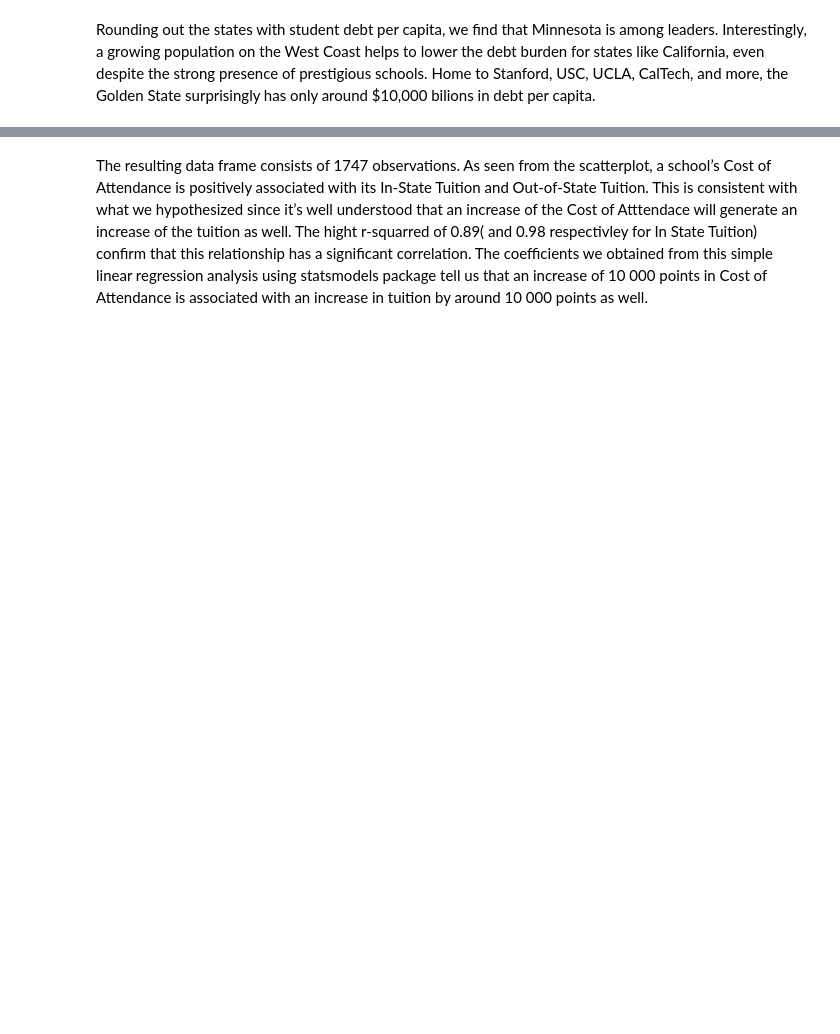
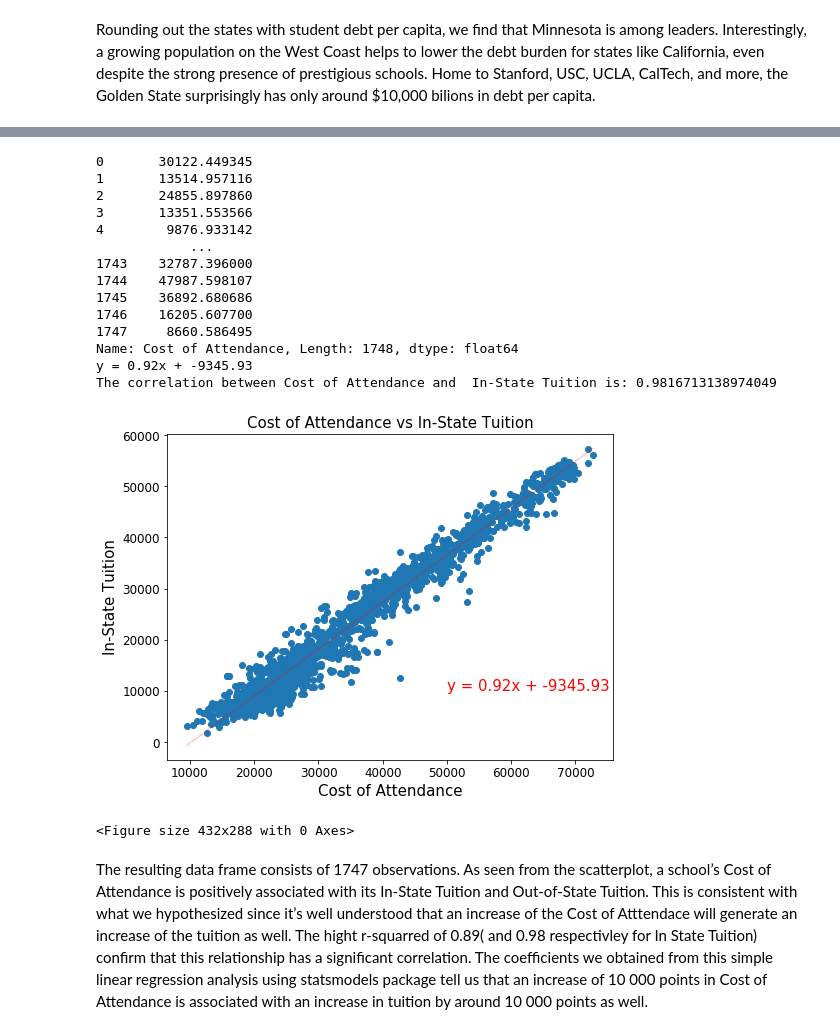
Before and after one commit to hyacob-89/project_one, a Jupyter notebook: project_one_nb.ipynb, the cells around one changed output, grey strips where cells are left out. Drawn from its saved outputs; the diff is of its cells as text; code cells hidden in the pictures; blank space fills up the shorter version.

```diff
--- a/project_one_nb.ipynb
+++ b/project_one_nb.ipynb
@@ -266,32 +314,49 @@ plt.savefig('outputs/CostOfAttendanceVSInStateTuition.png')
 # %%
 # Calculate the correlation coefficient and linear regression model for Cost of Attendance and In-State Tuition
 one1_df = csc_data_final['Cost of Attendance']
 two1_df = csc_data_final['In-State Tuition']
 
 (slope, intercept, rvalue, pvalue, stderr) = stats.linregress(one1_df,two1_df)
-regress_values = one1_df * slope + intercept
+y1 = regress_values = one1_df * slope + intercept
 print(regress_values)
 
 # Create line equation
 line_eq = "y = " + str(round(slope,2)) + "x + " + str(round(intercept,2))
 print(line_eq)
 
 # Plot the linear model with scatter plot
 plt.figure(figsize=(8,6))
-plt.scatter(one1_df, two1_df)
-f2 = plt.plot(one1_df, regress_values, 'r--', alpha=0.2)
+f2 = plt.scatter(one1_df, two1_df)
+plt.plot(one1_df, regress_values, 'r--', alpha=0.2)
 
 # Label plot and annotate the line equation
 plt.annotate(line_eq,(50000,10000),fontsize=15,color="red")
 plt.xlabel('Cost of Attendance', size=15)
 plt.ylabel('In-State Tuition', size=15)
 plt.title('Cost of Attendance vs In-State Tuition', size=15)
 plt.xticks(size=12)
 plt.yticks(size=12)
 print(f"The correlation between Cost of Attendance and  In-State Tuition is: {rvalue}")
 
 plt.show()
 plt.savefig('outputs/CostOfAttendanceVSOutofStateTuition.png')
+# %% [output]
+0       30122.449345
+1       13514.957116
+2       24855.897860
+3       13351.553566
+4        9876.933142
+            ...
+1743    32787.396000
+1744    47987.598107
+1745    36892.680686
+1746    16205.607700
+1747     8660.586495
+Name: Cost of Attendance, Length: 1748, dtype: float64
+y = 0.92x + -9345.93
+The correlation between Cost of Attendance and  In-State Tuition is: 0.9816713138974049
+[figure, added]
+<Figure size 432x288 with 0 Axes>
 # %% [markdown]
  The resulting data frame consists of 1747 observations. As seen from the scatterplot, a school’s Cost of Attendance is positively associated with its In-State Tuition and Out-of-State Tuition. This is consistent with what we hypothesized since it’s well understood that an increase of the Cost of Atttendace will generate an increase of the tuition as well.  The hight r-squarred of 0.89( and 0.98 respectivley for In State Tuition) confirm that this relationship has a significant correlation. The coefficients we obtained from this simple linear regression analysis using statsmodels package tell us that an increase of 10 000 points  in Cost of Attendance is associated with an increase in tuition by around 10 000 points as well.
 # %%
```
Also changed, not shown: parts of 18 cells of this notebook, 2 other files.
